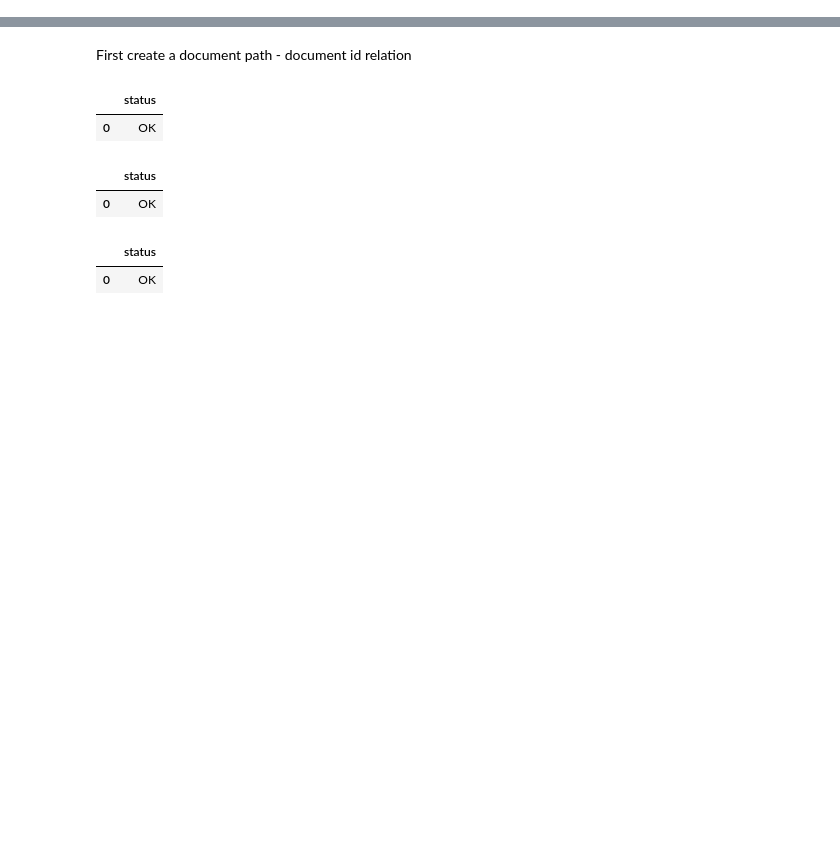
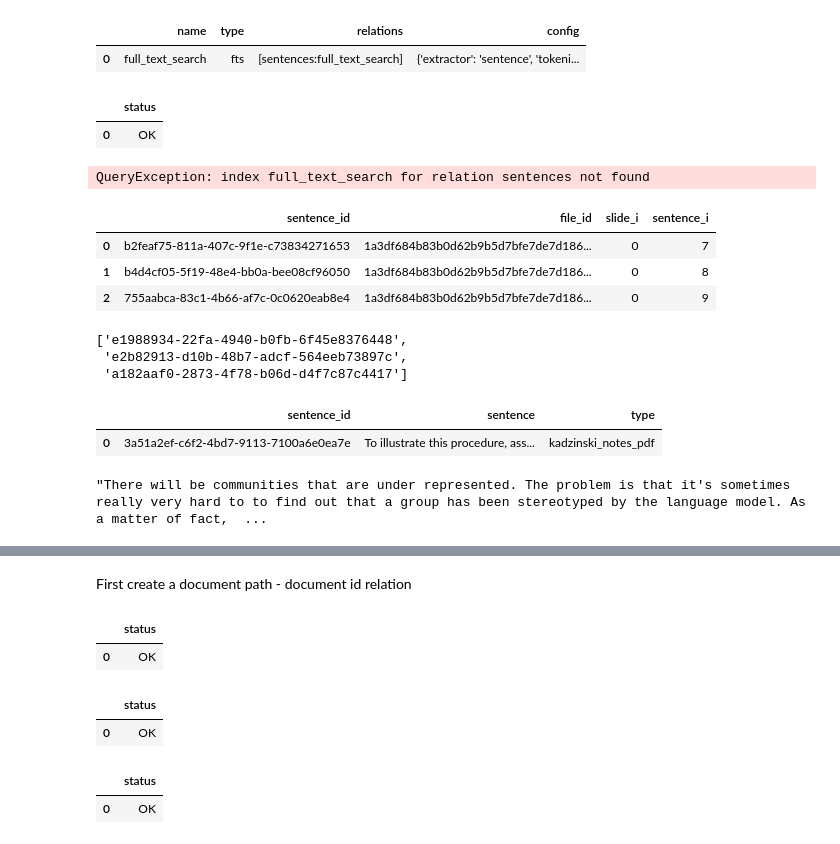
Before and after one commit to krystianMoras/lecture_search, a Jupyter notebook: scripts/cozo.ipynb, the cells around one changed output, grey strips where cells are left out. Saved outputs shown, nothing was run; the diff lists cells and outputs as text; code cells hidden in the pictures; blank space fills up the shorter version.

```diff
--- a/scripts/cozo.ipynb
+++ b/scripts/cozo.ipynb
@@ -2,0 +5,30 @@ from pycozo.client import Client
+# %%
+cozo_client.run("::indices sentences")
+# %% [output]
+|  | name | type | relations | config |
+| 0 | full_text_search | fts | [sentences:full_text_search] | {'extractor': 'sentence', 'tokeni... |
+# %%
+cozo_client.run("::hnsw drop passages:semantic")
+# %% [output]
+|  | status |
+| 0 | OK |
+# %%
+cozo_client.run("::index drop sentences:full_text_search")
+# %% [output]
+QueryException: index full_text_search for relation sentences not found
+# %%
+passage_id = "000c652c-b424-4018-9921-a58da202b180"
+# %%
+
+# passages_slides {passage_id => file_id, slide_i, sentence_start, sentence_end}
+# slides_sentences {sentence_id => file_id, slide_i, sentence_i}
+cozo_client.run("""
+    passage[file_id,slide_i, sentence_start, sentence_end] := *passages_slides[passage_id, file_id, slide_i, sentence_start, sentence_end] , passage_id=$passage_id
+    ?[sentence_id, file_id, slide_i, sentence_i] := *slides_sentences[sentence_id, file_id, slide_i, sentence_i], passage[file_id,slide_i, sentence_start, sentence_end], sentence_i>=sentence_start, sentence_i<sentence_end
+    :order file_id, slide_i, sentence_i
+    """, {"passage_id": passage_id})
+# %% [output]
+|  | sentence_id | file_id | slide_i | sentence_i |
+| 0 | b2feaf75-811a-407c-9f1e-c73834271653 | 1a3df684b83b0d62b9b5d7bfe7de7d186... | 0 | 7 |
+| 1 | b4d4cf05-5f19-48e4-bb0a-bee08cf96050 | 1a3df684b83b0d62b9b5d7bfe7de7d186... | 0 | 8 |
+| 2 | 755aabca-83c1-4b66-af7c-0c0620eab8e4 | 1a3df684b83b0d62b9b5d7bfe7de7d186... | 0 | 9 |
@@ -2,0 +37,10 @@ from pycozo.client import Client
+# %%
+cozo_client.run("""
+            passage[file_id, start_time_p, end_time_p] := *passages_videos[passage_id, file_id, start_time_p, end_time_p] , passage_id=$passage_id
+            ?[sentence_id, file_id, start_time, end_time] := *videos_sentences[sentence_id, file_id, start_time, end_time], passage[file_id, start_time_p, end_time_p], start_time>=start_time_p, end_time<end_time_p
+            :order file_id, start_time
+            """, {"passage_id": passage_id}).sentence_id.tolist()
+# %% [output]
+['e1988934-22fa-4940-b0fb-6f45e8376448',
+ 'e2b82913-d10b-48b7-adcf-564eeb73897c',
+ 'a182aaf0-2873-4f78-b06d-d4f7c87c4417']
@@ -2,0 +55,10 @@ from pycozo.client import Client
+# %%
+sentences
+# %% [output]
+|  | sentence_id | sentence | type |
+| 0 | 3a51a2ef-c6f2-4bd7-9113-7100a6e0ea7e | To illustrate this procedure, ass... | kadzinski_notes_pdf |
+# %%
+total_passage = " ".join([sentences[sentences.sentence_id == sentence_id].sentence.values[0] for sentence_id in sentence_ids])
+total_passage
+# %% [output]
+"There will be communities that are under represented. The problem is that it's sometimes really very hard to to find out that a group has been stereotyped by the language model. As a matter of fact,  ...
```
Also changed, not shown: parts of 8 cells of this notebook, 23 other files.
